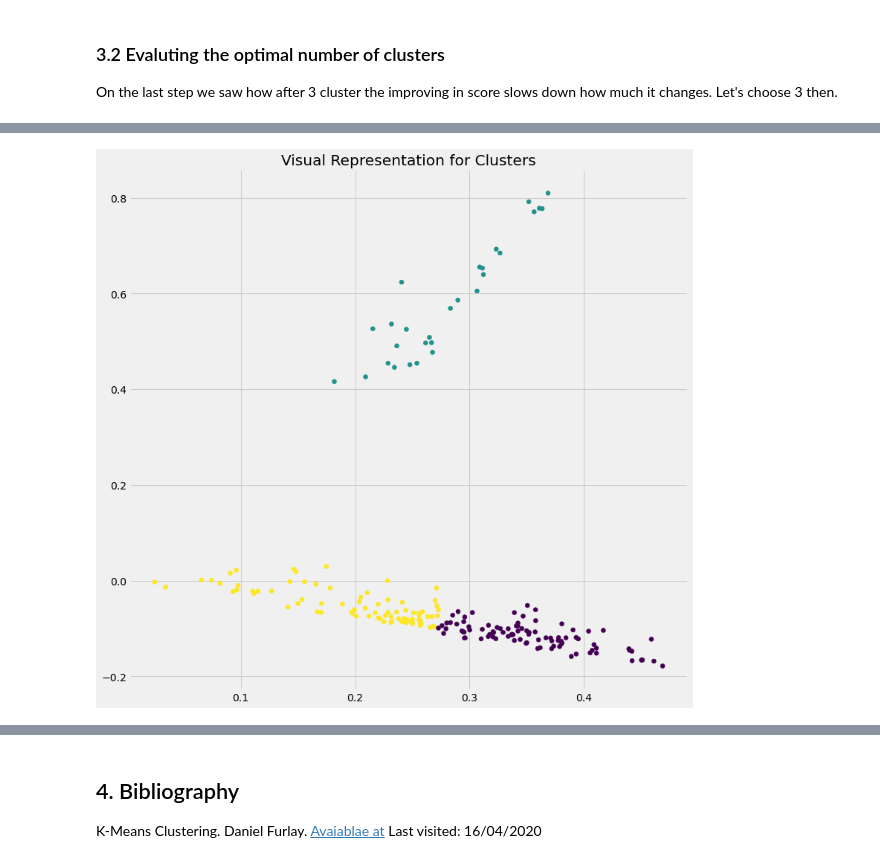
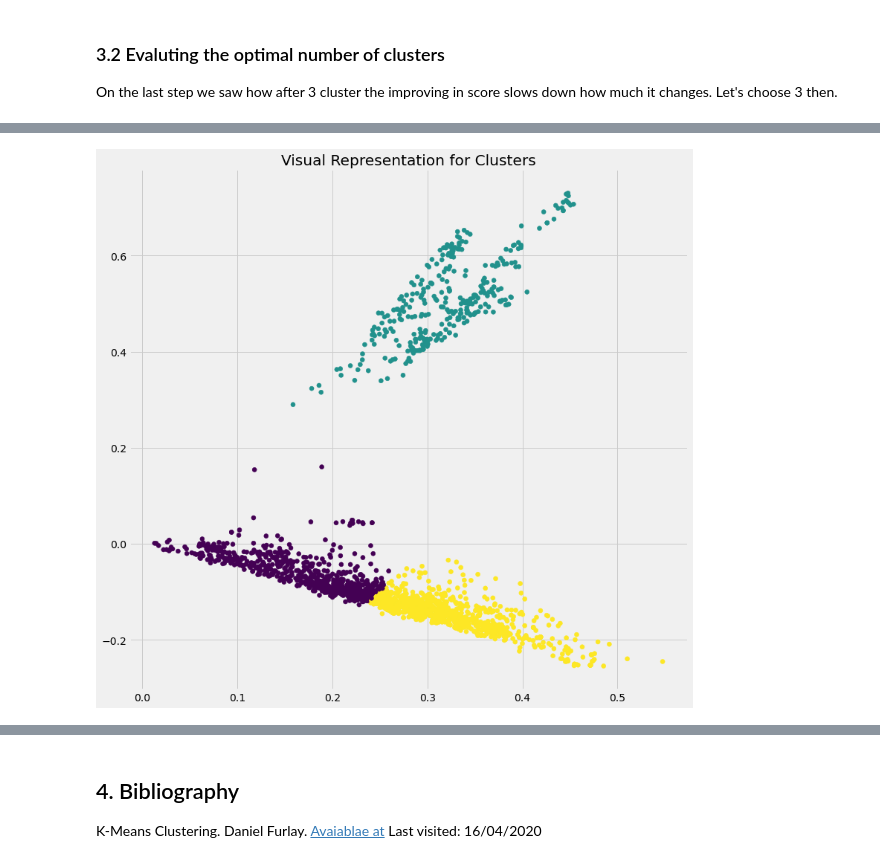
Before and after one commit to thiagolrpinho/perfomance_validation_distributed, a Jupyter notebook: clustering/main.ipynb, the cells around one changed output, grey strips where cells are left out. Drawn from its saved outputs; the diff is of its cells as text; code cells hidden in the pictures.

Commit message:
:recycle: refactor: Visuals updated for full data set

```diff
--- a/clustering/main.ipynb
+++ b/clustering/main.ipynb
@@ -48,7 +48,7 @@ Wall time: 6.18 s
 ### 1.1  Sampling data
 As some text processement can take a long time, it's good to only process the necessary amount
 # %%
-sample_df = ailab_df.sample(n=200)
+sample_df = ailab_df.sample(n=2036)
 print(sample_df.info())
 # %% [output]
 <class 'pandas.core.frame.DataFrame'>
@@ -133,10 +133,3 @@ plt.show()
 ### 3.2 Evaluting the optimal number of clusters
 On the last step we saw how after 3 cluster the improving in score slows down how much it changes.
 Let's choose 3 then.
-# %%
-%%time
-kmeans = KMeans(3)
-kmeans.fit(vectorized_docs)
-kmeans_df = sample_df.copy()
-kmeans_df['cluster_label'] = [label for label in kmeans.labels_]
-kmeans_df.info()
@@ -166,11 +141,11 @@ fitted = kmeans.fit(svd_docs)
 prediction = kmeans.predict(svd_docs)
 # %%
 fig = plt.figure(figsize=(12, 12))
-plt.scatter(pca_docs[:, 0], pca_docs[:, 1], c=prediction)
+plt.scatter(svd_docs[:, 0], svd_docs[:, 1], c=prediction)
 plt.title("Visual Representation for Clusters")
 
 plt.show()
 # %% [output]
-[figure, old version]
+[figure, new version]
 # %%
 kmeans_df.head()
```
Also changed, not shown: parts of 7 cells of this notebook.
